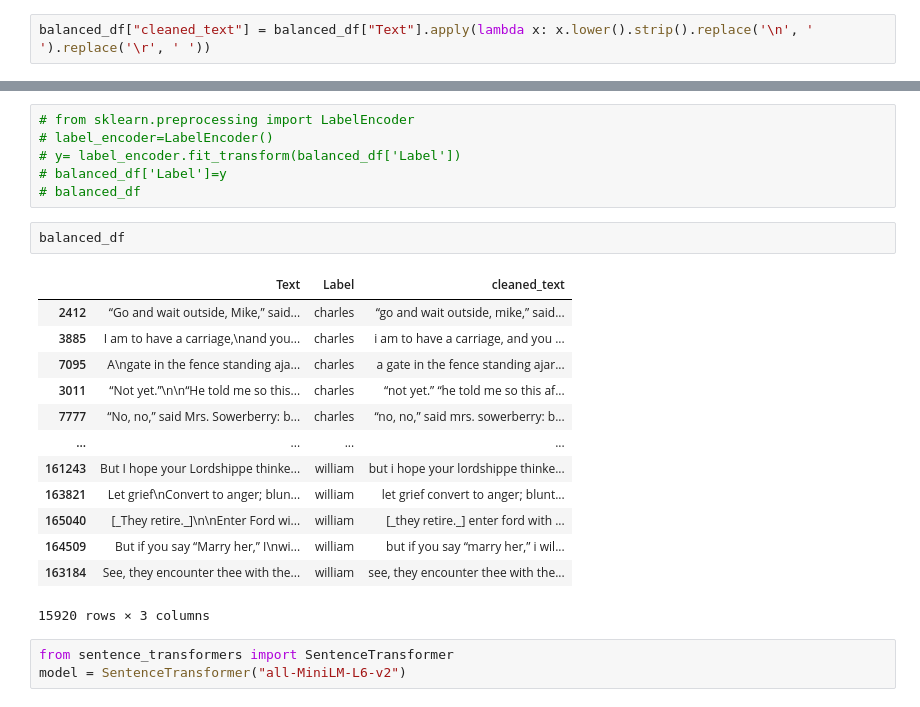
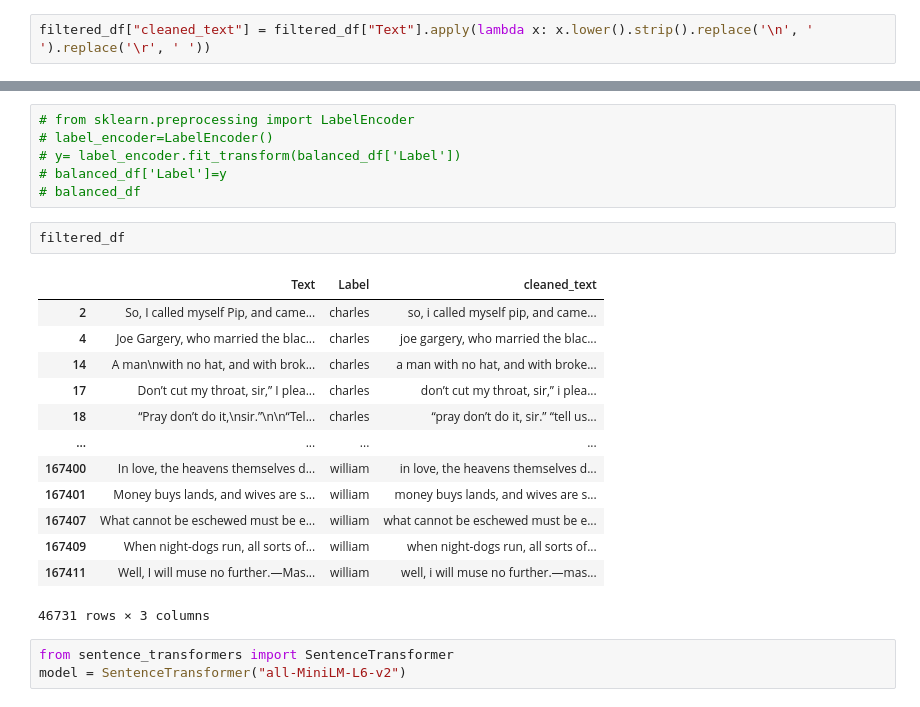
Before and after one commit to fabinahian/CSE713-Advanced-Syntactic-Pattern-Recognition, a Jupyter notebook: Projects/Text Classification for Authorship Attribution/test_notebook/dataset_02_prototype.ipynb, the cells around one changed output, grey strips where cells are left out. Cells and saved outputs as stored; diff of their text form.

```diff
--- a/Projects/Text Classification for Authorship Attribution/test_notebook/dataset_02_prototype.ipynb
+++ b/Projects/Text Classification for Authorship Attribution/test_notebook/dataset_02_prototype.ipynb
@@ -324,4 +324,4 @@ virginia    1592
 william     1592
 Name: count, dtype: int64
 # %%
-balanced_df["cleaned_text"] = balanced_df["Text"].apply(lambda x: x.lower().strip().replace('\n', ' ').replace('\r', ' '))
+filtered_df["cleaned_text"] = filtered_df["Text"].apply(lambda x: x.lower().strip().replace('\n', ' ').replace('\r', ' '))
@@ -331,22 +337,22 @@ balanced_df["cleaned_text"] = balanced_df["Text"].apply(lambda x: x.lower().stri
 # y= label_encoder.fit_transform(balanced_df['Label'])
 # balanced_df['Label']=y
 # balanced_df
-# %%
-balanced_df
-# %% [output]
-|  | Text | Label | cleaned_text |
-| 2412 | “Go and wait outside, Mike,” said... | charles | “go and wait outside, mike,” said... |
-| 3885 | I am to have a carriage,\nand you... | charles | i am to have a carriage, and you ... |
-| 7095 | A\ngate in the fence standing aja... | charles | a gate in the fence standing ajar... |
-| 3011 | “Not yet.”\n\n“He told me so this... | charles | “not yet.” “he told me so this af... |
-| 7777 | “No, no,” said Mrs. Sowerberry: b... | charles | “no, no,” said mrs. sowerberry: b... |
-| ... | ... | ... | ... |
-| 161243 | But I hope your Lordshippe thinke... | william | but i hope your lordshippe thinke... |
-| 163821 | Let grief\nConvert to anger; blun... | william | let grief convert to anger; blunt... |
-| 165040 | [_They retire._]\n\nEnter Ford wi... | william | [_they retire._] enter ford with ... |
-| 164509 | But if you say “Marry her,” I\nwi... | william | but if you say “marry her,” i wil... |
-| 163184 | See, they encounter thee with the... | william | see, they encounter thee with the... |
-15920 rows × 3 columns
+# %%
+filtered_df
+# %% [output]
+|  | Text | Label | cleaned_text |
+| 2 | So, I called myself Pip, and came... | charles | so, i called myself pip, and came... |
+| 4 | Joe Gargery, who married the blac... | charles | joe gargery, who married the blac... |
+| 14 | A man\nwith no hat, and with brok... | charles | a man with no hat, and with broke... |
+| 17 | Don’t cut my throat, sir,” I plea... | charles | don’t cut my throat, sir,” i plea... |
+| 18 | “Pray don’t do it,\nsir.”\n\n“Tel... | charles | “pray don’t do it, sir.” “tell us... |
+| ... | ... | ... | ... |
+| 167400 | In love, the heavens themselves d... | william | in love, the heavens themselves d... |
+| 167401 | Money buys lands, and wives are s... | william | money buys lands, and wives are s... |
+| 167407 | What cannot be eschewed must be e... | william | what cannot be eschewed must be e... |
+| 167409 | When night-dogs run, all sorts of... | william | when night-dogs run, all sorts of... |
+| 167411 | Well, I will muse no further.—Mas... | william | well, i will muse no further.—mas... |
+46731 rows × 3 columns
 # %%
 from sentence_transformers import SentenceTransformer
 model = SentenceTransformer("all-MiniLM-L6-v2")
```
Also changed, not shown: parts of 3 cells of this notebook, 7 other files.
